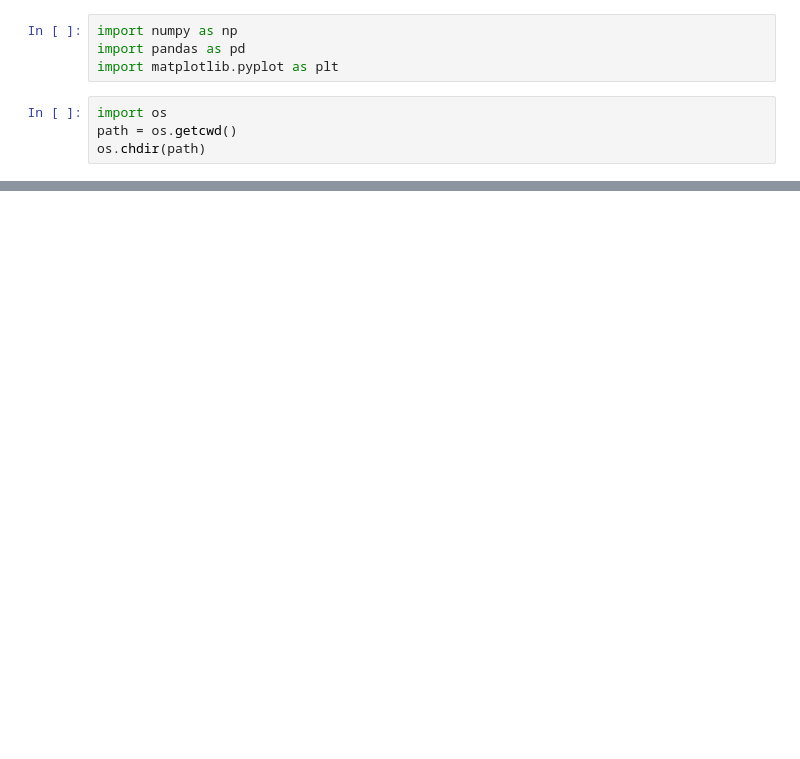
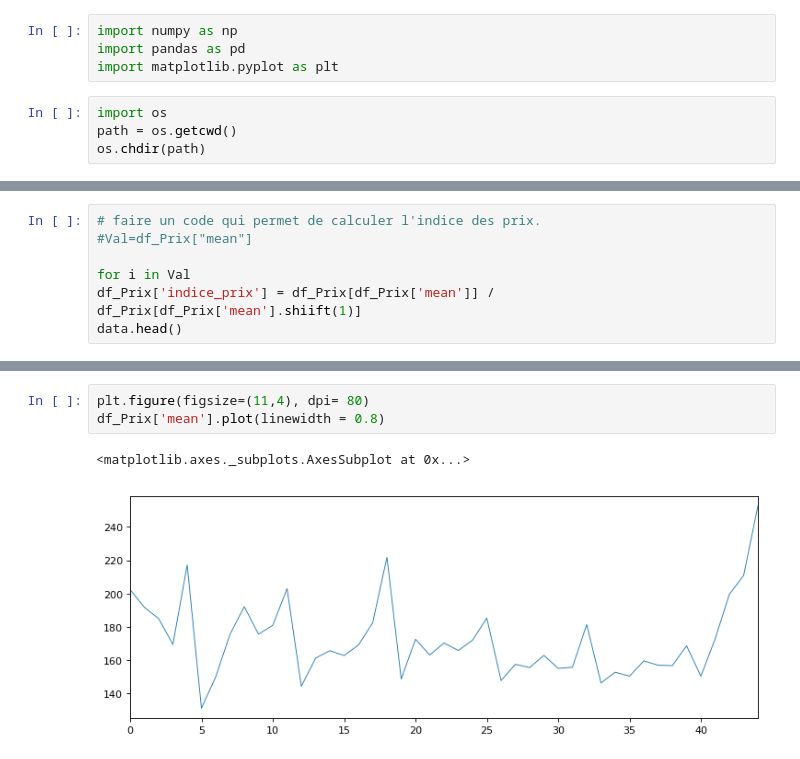
Before and after one commit to fsalaun29/Prediction-prix-hotels-Paris, a Jupyter notebook: code_python.ipynb, the cells around one changed output, grey strips where cells are left out. Cells and saved outputs as stored; diff of their text form; blank space fills up the shorter version.

```diff
--- a/code_python.ipynb
+++ b/code_python.ipynb
@@ -64,0 +240,7 @@ The 'normed' kwarg was deprecated in Matplotlib 2.1 and will be removed in 3.1.
+# %%
+# faire un code qui permet de calculer l'indice des prix.
+#Val=df_Prix["mean"]
+
+for i in Val
+df_Prix['indice_prix'] = df_Prix[df_Prix['mean']] / df_Prix[df_Prix['mean'].shiift(1)]
+data.head()
@@ -64,0 +249,6 @@ The 'normed' kwarg was deprecated in Matplotlib 2.1 and will be removed in 3.1.
+# %%
+plt.figure(figsize=(11,4), dpi= 80)
+df_Prix['mean'].plot(linewidth = 0.8)
+# %% [output]
+<matplotlib.axes._subplots.AxesSubplot at 0x...>
+[figure, added]
```
Also changed, not shown: parts of 50 cells of this notebook.
